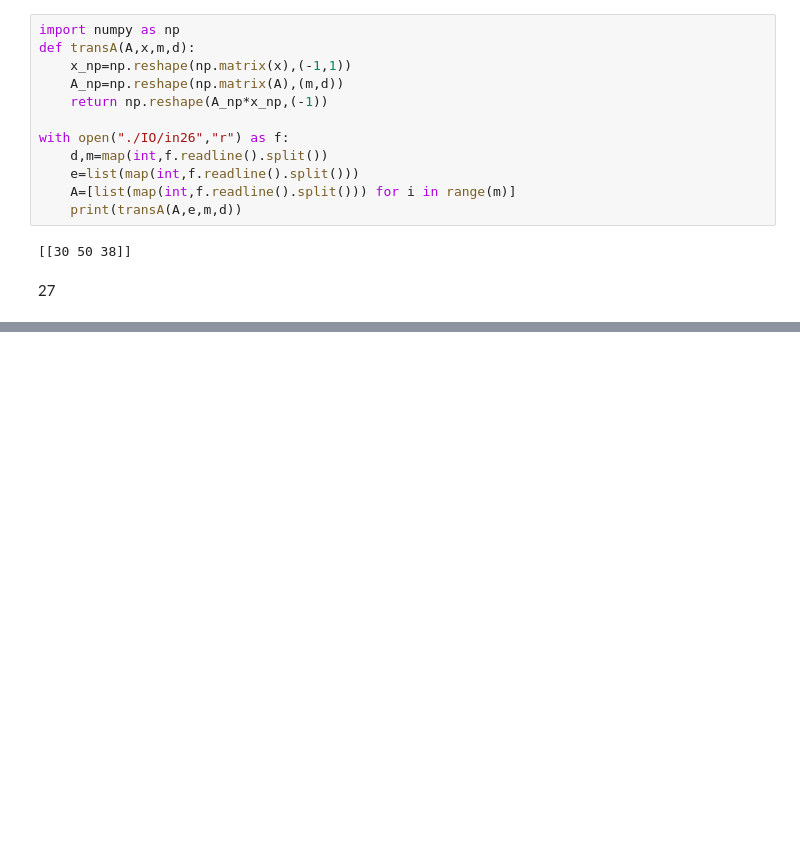
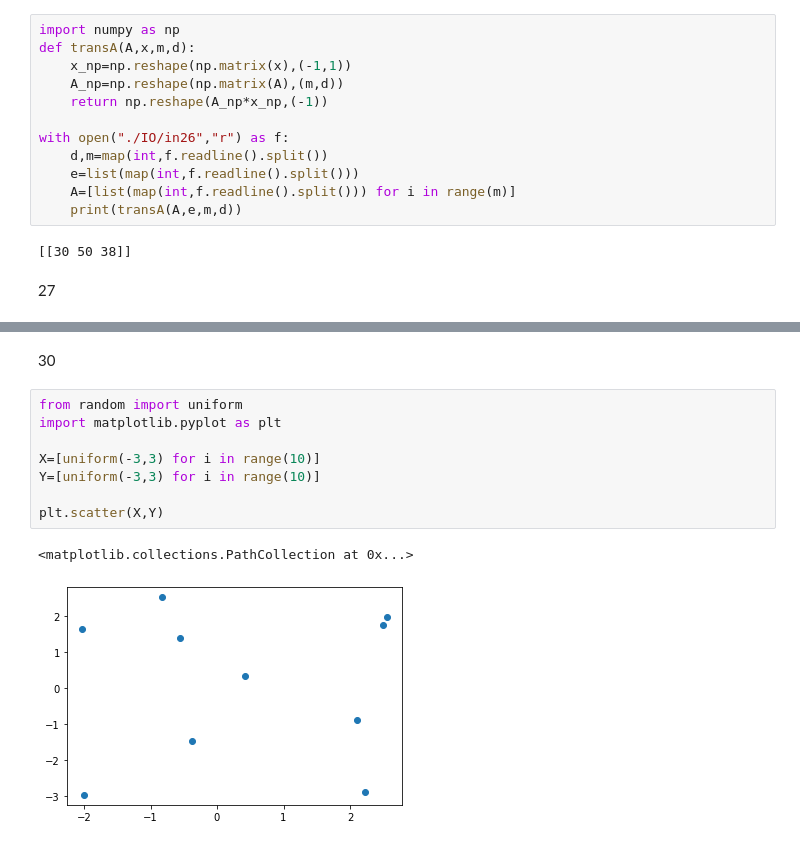
Before and after one commit to Selubi/tutorial_python, a Jupyter notebook: exercise/ans.ipynb, the cells around one changed output, grey strips where cells are left out. Saved outputs shown, nothing was run; the diff lists cells and outputs as text; blank space fills up the shorter version.

```diff
--- a/exercise/ans.ipynb
+++ b/exercise/ans.ipynb
@@ -277,0 +291,13 @@ with open("./IO/in26","r") as f:
+# %% [markdown]
+30
+# %%
+from random import uniform
+import matplotlib.pyplot as plt
+
+X=[uniform(-3,3) for i in range(10)]
+Y=[uniform(-3,3) for i in range(10)]
+
+plt.scatter(X,Y)
+# %% [output]
+<matplotlib.collections.PathCollection at 0x...>
+[figure, added]
```
Also changed, not shown: parts of 8 cells of this notebook, 2 other files.
